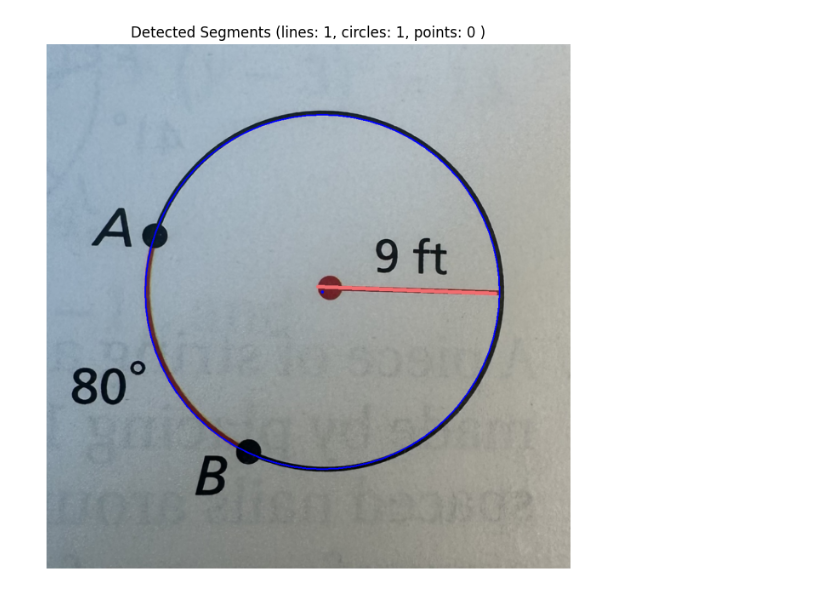
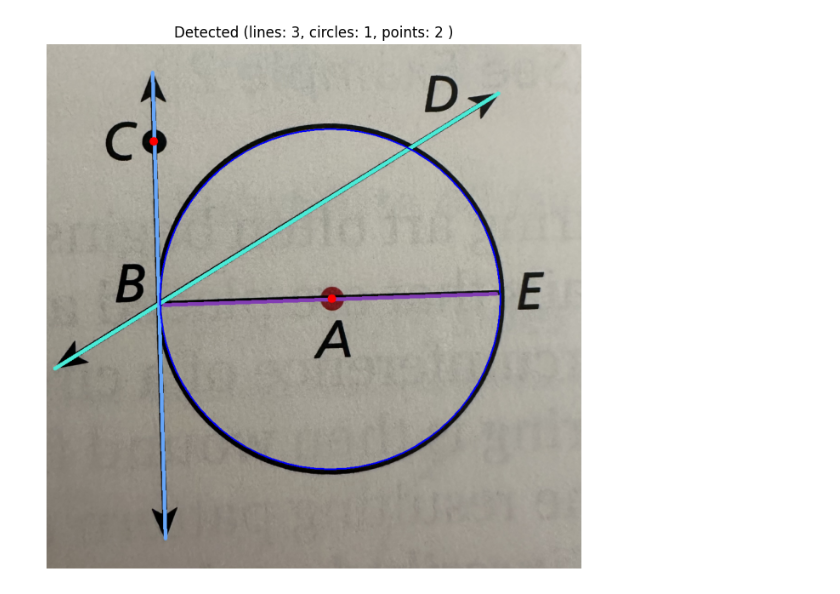
Before and after one commit to hsharriman/geo-proof-dataset, a Jupyter notebook: coordinate_extraction/coord_extraction.ipynb, the cells around one changed output. Cells and saved outputs as stored; diff of their text form; code cells hidden in the pictures.

```diff
--- a/coordinate_extraction/coord_extraction.ipynb
+++ b/coordinate_extraction/coord_extraction.ipynb
@@ -7,7 +7,7 @@ import matplotlib.pyplot as plt
 plt.rcParams['figure.figsize'] = [10, 8]
 # %%
 # load image and preprocess
-img_bgr = cv2.imread('diagram_sample_image/circle3.jpg')
+img_bgr = cv2.imread('diagram_sample_image/circle9.jpg')
 
 # scale image so that longest side is 1000 pixels
 width, height = img_bgr.shape[1], img_bgr.shape[0]
@@ -20,7 +20,7 @@ print(f"Rescaled image size: {img_bgr.shape[1]}x{img_bgr.shape[0]}")
 img_gray = cv2.cvtColor(img_bgr, cv2.COLOR_BGR2GRAY)
 img_blur = cv2.bilateralFilter(img_gray, 9, 75, 75)
 
-_, img_binary = cv2.threshold(img_gray, 127, 255, cv2.THRESH_BINARY_INV)
+_, img_binary = cv2.threshold(img_gray, 50, 100, cv2.THRESH_BINARY_INV) # original 127, 255
 img_edge = cv2.Canny(img_gray, 50, 150, apertureSize=3)
 
 # 2. Define a structural element (kernel size must be larger than line thickness)
@@ -87,11 +90,16 @@ draw_segments_on_image(line_img, lines = lines, circles=dots, points = points_on
 # %%
 from combine_geometry import combine_lines, get_all_points_on_lines
 
 combined_lines = combine_lines(lines)
+points_on_lines = np.empty((0, 2))
+# points on line
+if dots is not None:
+    points_on_lines = get_all_points_on_lines(dots, combined_lines, 5)
+
 
 draw_segments_on_image(line_img, combined_lines, circles = circles, points = points_on_lines)
 # %% [output]
-[figure, old version]
+[figure, new version]
 # %%
 from draw_figures import draw_segments_on_image, plot_points
 from combine_geometry import (get_all_intersection_points, get_distinct_points, rescale_points, align_points, force_align_points, get_all_tangency_points,get_line_circle_intersection_points)
```
Also changed, not shown: parts of 4 cells of this notebook, 2 other files.
